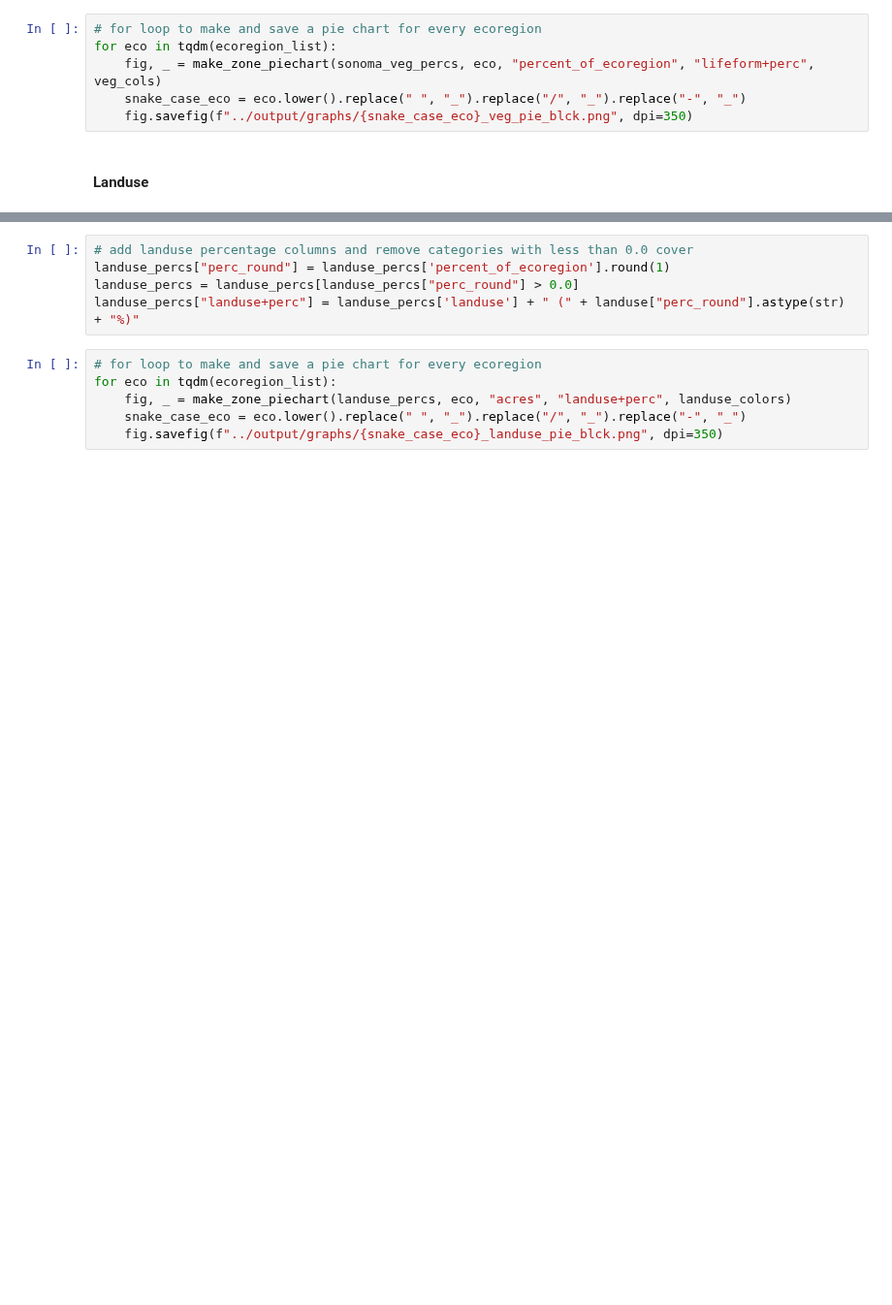
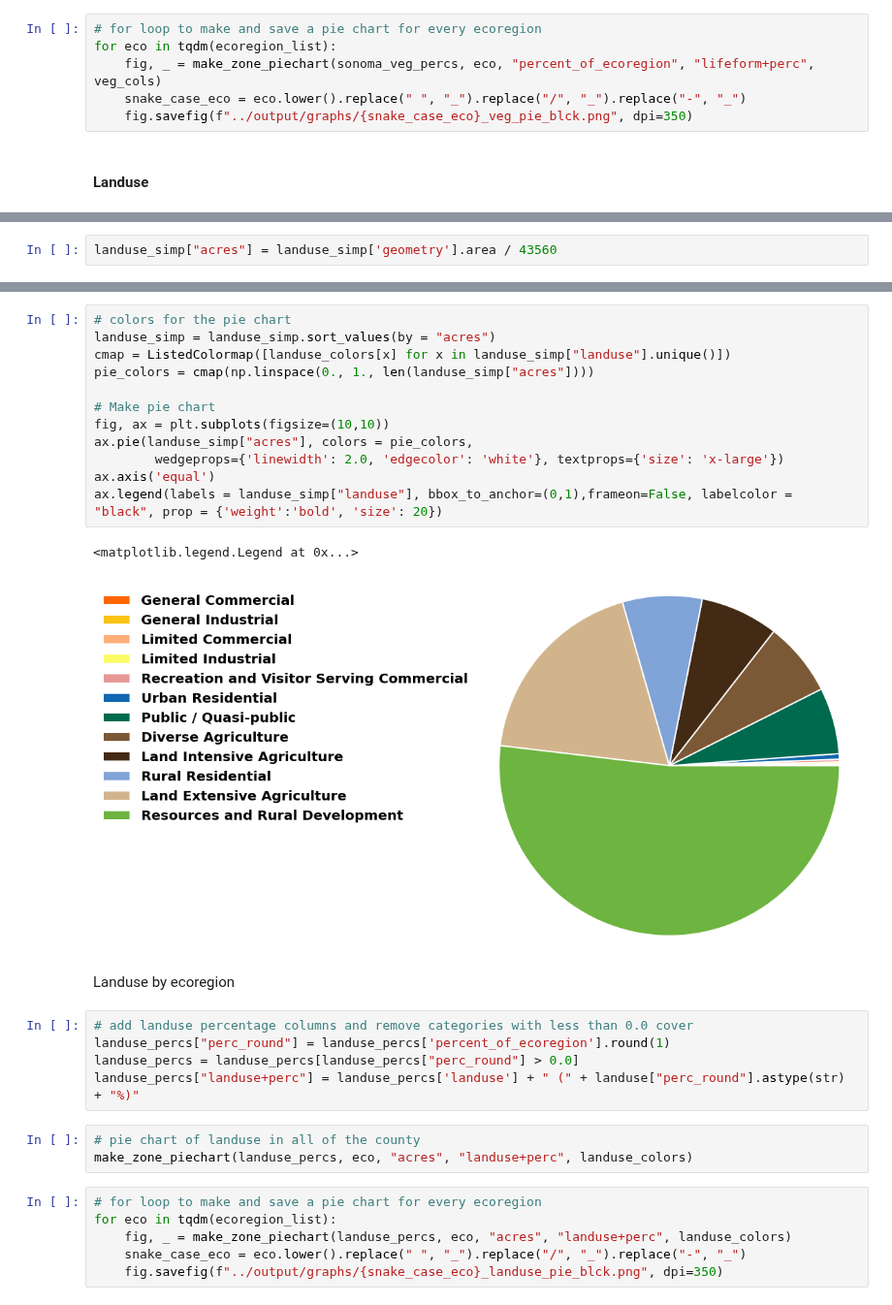
Before and after one commit to acmarley-erg/soco_resilience, a Jupyter notebook: py/zone_characteristic_viz.ipynb, the cells around one changed output, grey strips where cells are left out. Shown at 97% size. Cells and saved outputs as stored; diff of their text form; blank space fills up the shorter version.

```diff
--- a/py/zone_characteristic_viz.ipynb
+++ b/py/zone_characteristic_viz.ipynb
@@ -244,0 +257,2 @@ for eco in tqdm(ecoregion_list):
+# %%
+landuse_simp["acres"] = landuse_simp['geometry'].area / 43560
@@ -245,8 +263,28 @@ for eco in tqdm(ecoregion_list):
+# %%
+# colors for the pie chart
+landuse_simp = landuse_simp.sort_values(by = "acres")
+cmap = ListedColormap([landuse_colors[x] for x in landuse_simp["landuse"].unique()])
+pie_colors = cmap(np.linspace(0., 1., len(landuse_simp["acres"])))
+
+# Make pie chart
+fig, ax = plt.subplots(figsize=(10,10))
+ax.pie(landuse_simp["acres"], colors = pie_colors,
+        wedgeprops={'linewidth': 2.0, 'edgecolor': 'white'}, textprops={'size': 'x-large'})
+ax.axis('equal')
+ax.legend(labels = landuse_simp["landuse"], bbox_to_anchor=(0,1),frameon=False, labelcolor = "black", prop = {'weight':'bold', 'size': 20})
+# %% [output]
+<matplotlib.legend.Legend at 0x...>
+[figure, added]
+# %% [markdown]
+Landuse by ecoregion
 # %%
 # add landuse percentage columns and remove categories with less than 0.0 cover
 landuse_percs["perc_round"] = landuse_percs['percent_of_ecoregion'].round(1)
 landuse_percs = landuse_percs[landuse_percs["perc_round"] > 0.0]
 landuse_percs["landuse+perc"] = landuse_percs['landuse'] + " (" + landuse["perc_round"].astype(str) + "%)"
+# %%
+# pie chart of landuse in all of the county
+make_zone_piechart(landuse_percs, eco, "acres", "landuse+perc", landuse_colors)
 # %%
 # for loop to make and save a pie chart for every ecoregion
 for eco in tqdm(ecoregion_list):
```
Also changed, not shown: parts of 10 cells of this notebook.
